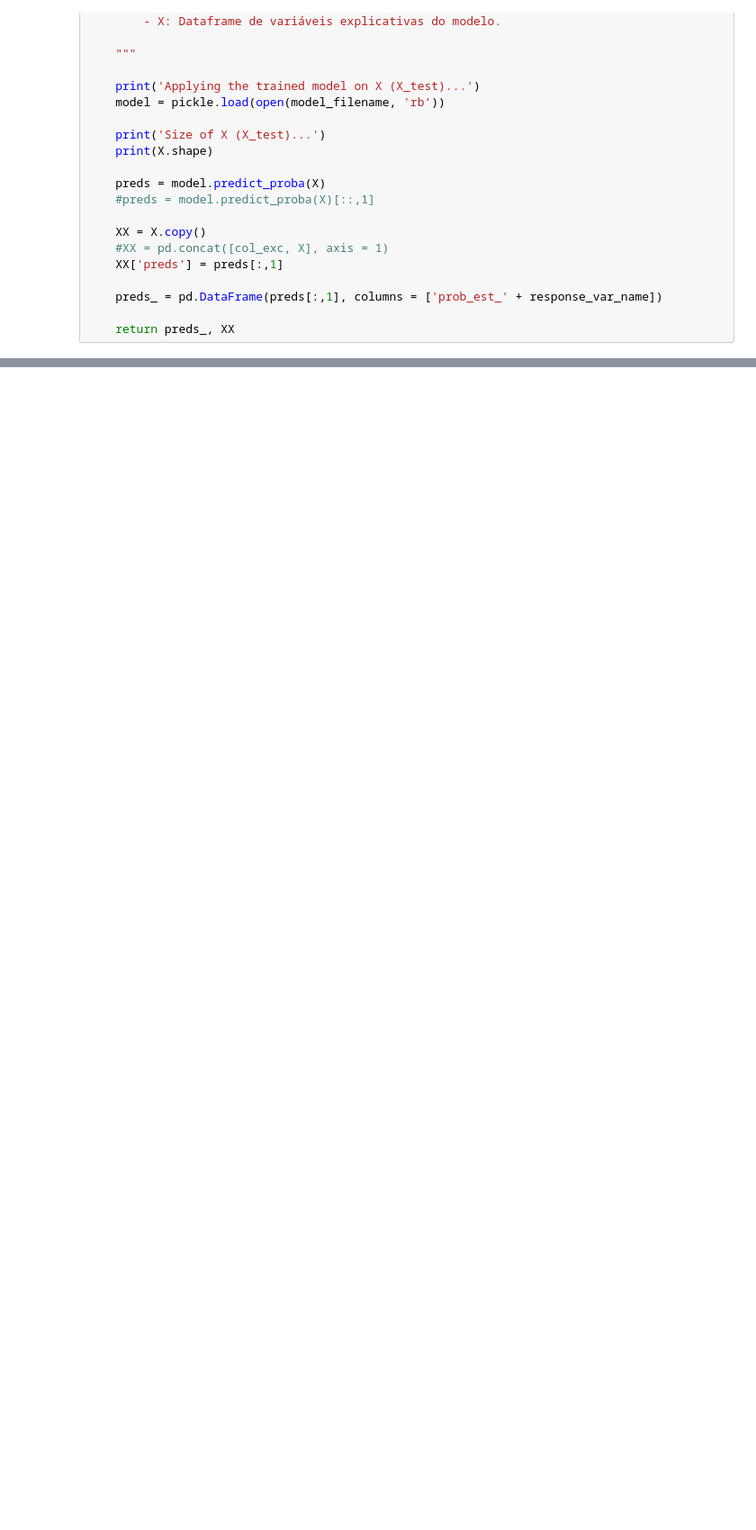
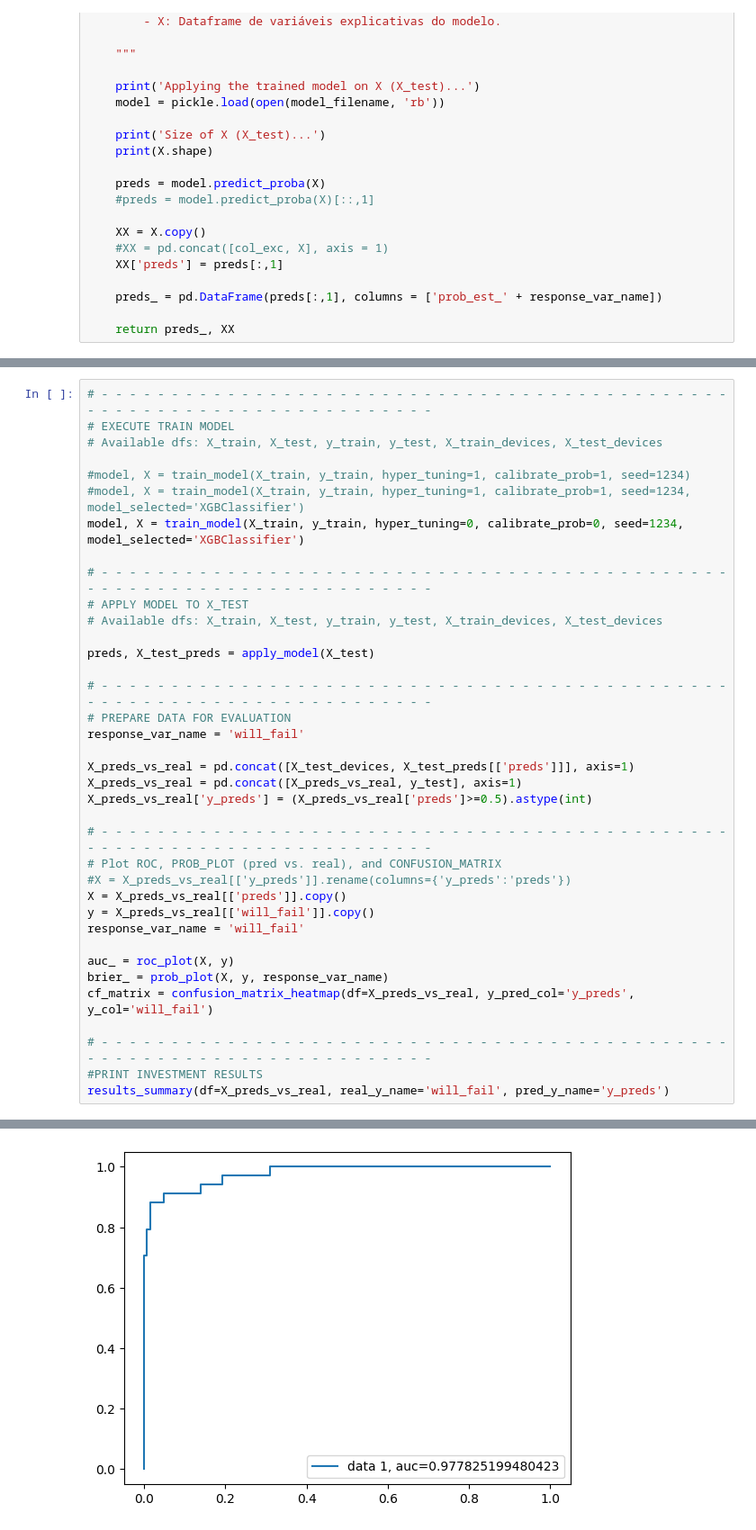
Before and after one commit to rafands/Meli_Tech_Challenge, a Jupyter notebook: prevision_de_falla.ipynb, the cells around one changed output, grey strips where cells are left out. Shown at 90% size. Drawn from its saved outputs; the diff is of its cells as text; blank space fills up the shorter version.

Commit message:
chosen model: XGBClassifier base model, results stored

```diff
--- a/prevision_de_falla.ipynb
+++ b/prevision_de_falla.ipynb
@@ -1182,0 +1127,38 @@ outlier_removal_impact(X_test)
+# %%
+# - - - - - - - - - - - - - - - - - - - - - - - - - - - - - - - - - - - - - - - - - - - - - - - - - - - - - - - - - - - - - - - - - - - - - -
+# EXECUTE TRAIN MODEL
+# Available dfs: X_train, X_test, y_train, y_test, X_train_devices, X_test_devices
+
+#model, X = train_model(X_train, y_train, hyper_tuning=1, calibrate_prob=1, seed=1234)
+#model, X = train_model(X_train, y_train, hyper_tuning=1, calibrate_prob=1, seed=1234, model_selected='XGBClassifier')
+model, X = train_model(X_train, y_train, hyper_tuning=0, calibrate_prob=0, seed=1234, model_selected='XGBClassifier')
+
+# - - - - - - - - - - - - - - - - - - - - - - - - - - - - - - - - - - - - - - - - - - - - - - - - - - - - - - - - - - - - - - - - - - - - - -
+# APPLY MODEL TO X_TEST
+# Available dfs: X_train, X_test, y_train, y_test, X_train_devices, X_test_devices
+
+preds, X_test_preds = apply_model(X_test)
+
+# - - - - - - - - - - - - - - - - - - - - - - - - - - - - - - - - - - - - - - - - - - - - - - - - - - - - - - - - - - - - - - - - - - - - - -
+# PREPARE DATA FOR EVALUATION
+response_var_name = 'will_fail'
+
+X_preds_vs_real = pd.concat([X_test_devices, X_test_preds[['preds']]], axis=1)
+X_preds_vs_real = pd.concat([X_preds_vs_real, y_test], axis=1)
+X_preds_vs_real['y_preds'] = (X_preds_vs_real['preds']>=0.5).astype(int)
+
+# - - - - - - - - - - - - - - - - - - - - - - - - - - - - - - - - - - - - - - - - - - - - - - - - - - - - - - - - - - - - - - - - - - - - - -
+# Plot ROC, PROB_PLOT (pred vs. real), and CONFUSION_MATRIX
+#X = X_preds_vs_real[['y_preds']].rename(columns={'y_preds':'preds'})
+X = X_preds_vs_real[['preds']].copy()
+y = X_preds_vs_real[['will_fail']].copy()
+response_var_name = 'will_fail'
+
+auc_ = roc_plot(X, y)
+brier_ = prob_plot(X, y, response_var_name)
+cf_matrix = confusion_matrix_heatmap(df=X_preds_vs_real, y_pred_col='y_preds', y_col='will_fail')
+
+# - - - - - - - - - - - - - - - - - - - - - - - - - - - - - - - - - - - - - - - - - - - - - - - - - - - - - - - - - - - - - - - - - - - - - -
+#PRINT INVESTMENT RESULTS
+results_summary(df=X_preds_vs_real, real_y_name='will_fail', pred_y_name='y_preds')
+# %% [output]
@@ -1182,0 +1168 @@ outlier_removal_impact(X_test)
+[figure, added]
```
Also changed, not shown: parts of 27 cells of this notebook, 2 other files.
